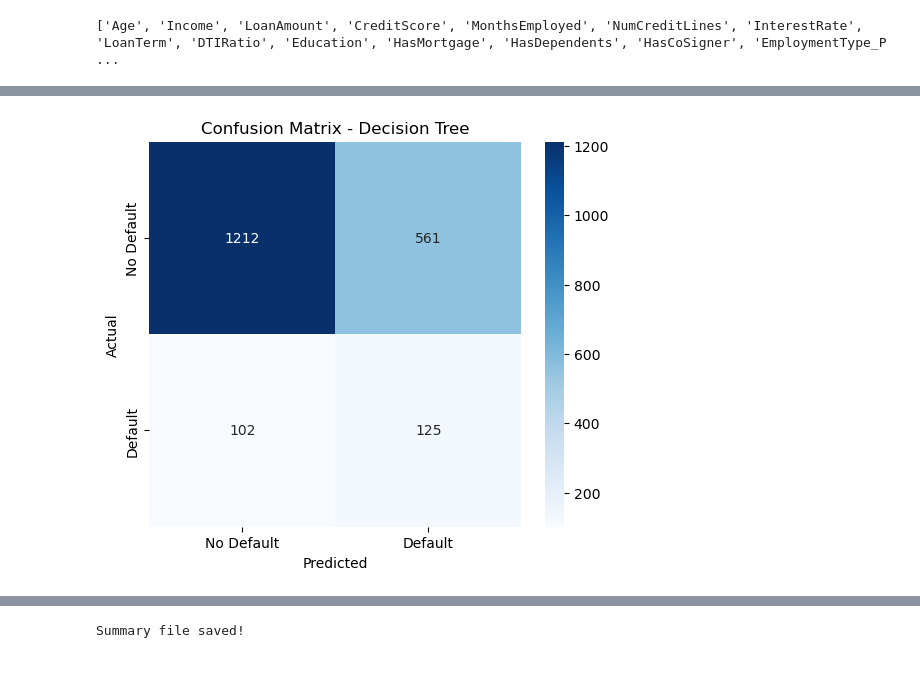
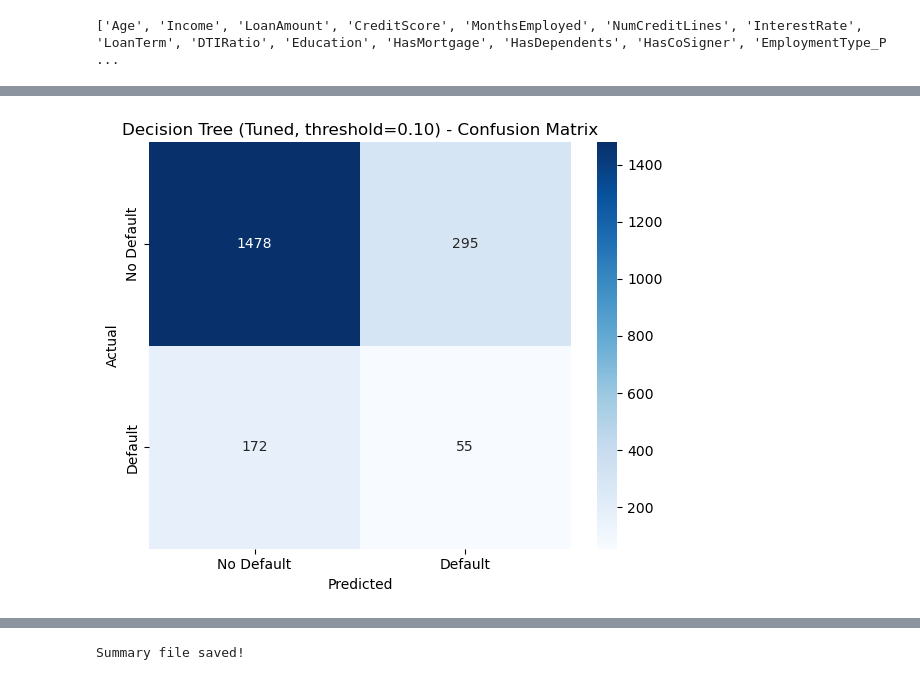
Before and after one commit to chamithusithmaka/MLproject, a Jupyter notebook: notebooks/decision_tree_model.ipynb, the cells around one changed output, grey strips where cells are left out. Drawn from its saved outputs; the diff is of its cells as text; code cells hidden in the pictures.

Commit message:
feat: Add tuned decision tree model and updated evaluation results

```diff
--- a/notebooks/decision_tree_model.ipynb
+++ b/notebooks/decision_tree_model.ipynb
@@ -29,12 +59,9 @@ print("Test shape:", X_test.shape)
 Train shape: (14188, 22)
 Test shape: (2000, 22)
 # %%
-# Separate input and output
-X_train = train_data.drop('Default', axis=1)
-y_train = train_data['Default']
-
-X_test = test_data.drop('Default', axis=1)
-y_test = test_data['Default']
+# Quick class-distribution check (same style as Random Forest workflow)
+plot_class_distribution(y_train, 'Training Target Distribution (SMOTE)')
+plot_class_distribution(y_test, 'Test Target Distribution')
 
 print("X_train shape:", X_train.shape)
 print("y_train shape:", y_train.shape)
@@ -70,5 +123,24 @@ Decision Tree model trained successfully!
 # %%
-#Make predictions
+# Make tuned-model predictions + threshold optimization
 y_train_pred = dt_model.predict(X_train)
-y_test_pred = dt_model.predict(X_test)
 y_test_pred_proba = dt_model.predict_proba(X_test)[:, 1]
+
+thresholds = np.arange(0.1, 1.0, 0.01)
+threshold_results = []
+
+for threshold in thresholds:
+    y_pred_temp = (y_test_pred_proba >= threshold).astype(int)
+    threshold_results.append({
+        'threshold': threshold,
+        'f1': f1_score(y_test, y_pred_temp),
+        'precision': precision_score(y_test, y_pred_temp, zero_division=0),
+        'recall': recall_score(y_test, y_pred_temp, zero_division=0),
+        'accuracy': accuracy_score(y_test, y_pred_temp)
+    })
+
+threshold_df = pd.DataFrame(threshold_results)
+best_idx = threshold_df['f1'].idxmax()
+best_threshold = threshold_df.loc[best_idx, 'threshold']
+y_test_pred = (y_test_pred_proba >= best_threshold).astype(int)
+
+print(f"Best threshold based on F1: {best_threshold:.2f}")
@@ -126,17 +226,8 @@ Accuracy: 0.6685
 # %%
-#Create confusion matrix
-cm = confusion_matrix(y_test, y_test_pred)
-
-plt.figure(figsize=(6, 5))
-sns.heatmap(cm, annot=True, fmt='d', cmap='Blues',
-            xticklabels=['No Default', 'Default'],
-            yticklabels=['No Default', 'Default'])
-plt.title('Confusion Matrix - Decision Tree')
-plt.xlabel('Predicted')
-plt.ylabel('Actual')
-plt.show()
+# Create confusion matrix
+cm = plot_confusion_matrix(y_test, y_test_pred, f'Decision Tree (Tuned, threshold={best_threshold:.2f})')
 # %% [output]
-[figure, old version]
+[figure, new version]
 # %%
 #Create ROC curve
 fpr, tpr, thresholds = roc_curve(y_test, y_test_pred_proba)
```
Also changed, not shown: parts of 17 cells of this notebook, 4 other files.
